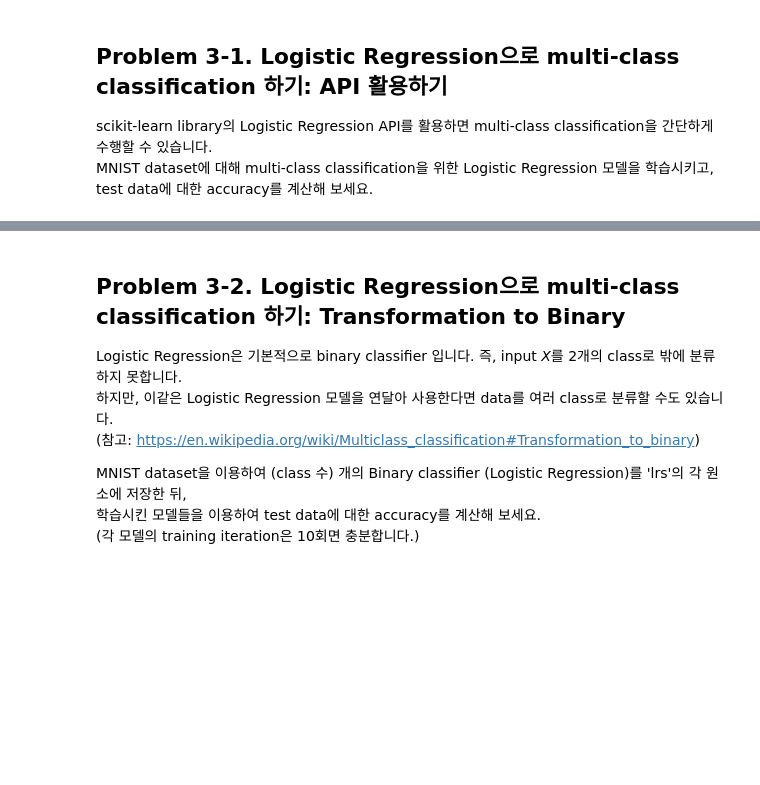
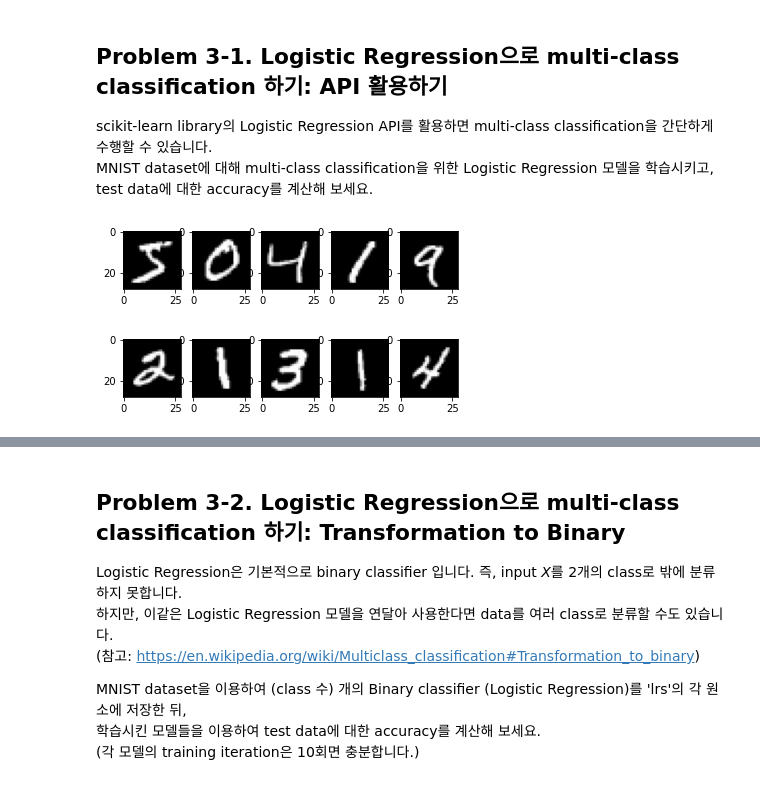
Before and after one commit to lucetre-snu/20s-machine-learning, a Jupyter notebook: Assignment1/AS1-Logistic_Regression.ipynb, the cells around one changed output, grey strips where cells are left out. Cells and saved outputs as stored; diff of their text form; code cells hidden in the pictures; blank space fills up the shorter version.

```diff
--- a/Assignment1/AS1-Logistic_Regression.ipynb
+++ b/Assignment1/AS1-Logistic_Regression.ipynb
@@ -188,15 +191,31 @@ print(w_l2[:5])
 scikit-learn library의 Logistic Regression API를 활용하면 multi-class classification을 간단하게 수행할 수 있습니다.<br>
 MNIST dataset에 대해 multi-class classification을 위한 Logistic Regression 모델을 학습시키고, test data에 대한 accuracy를 계산해 보세요.
 # %%
+def plot_mnist_examples(x, length=10):
+    x = x.reshape((-1, 28, 28))
+    for i in range(length):
+        plt.subplot('{}5{}'.format((length-1)//5 + 1, i%5 + 1))
+        plt.imshow(x[i], cmap='gray')
+        if i % 5 == 4:
+            plt.show()
+
 def get_dataset():
     from keras.datasets import mnist
     (x_train, y_train), (x_test, y_test) = mnist.load_data()
     x_train = x_train.reshape((-1, 28 * 28)).astype(np.float32)
     x_test = x_test.reshape((-1, 28 * 28)).astype(np.float32)
     return (x_train, y_train), (x_test, y_test)
 (x_train, y_train), (x_test, y_test) = get_dataset()
+train = (x_train, y_train)
+test = (x_test, y_test)
+
+plot_mnist_examples(x_train)
+# plot_mnist_examples(x_test)
 
 num_classes = 10
+# %% [output]
+[figure, added]
+[figure, added]
 # %%
 def learn_mul(X, y):
     # YOUR CODE COMES HERE
```
Also changed, not shown: parts of 11 cells of this notebook.
